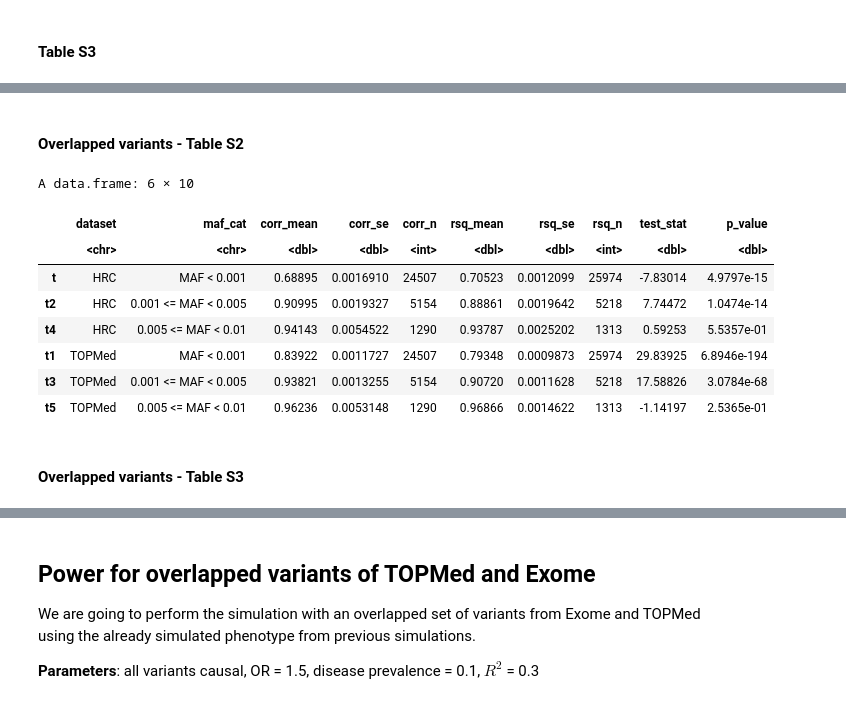
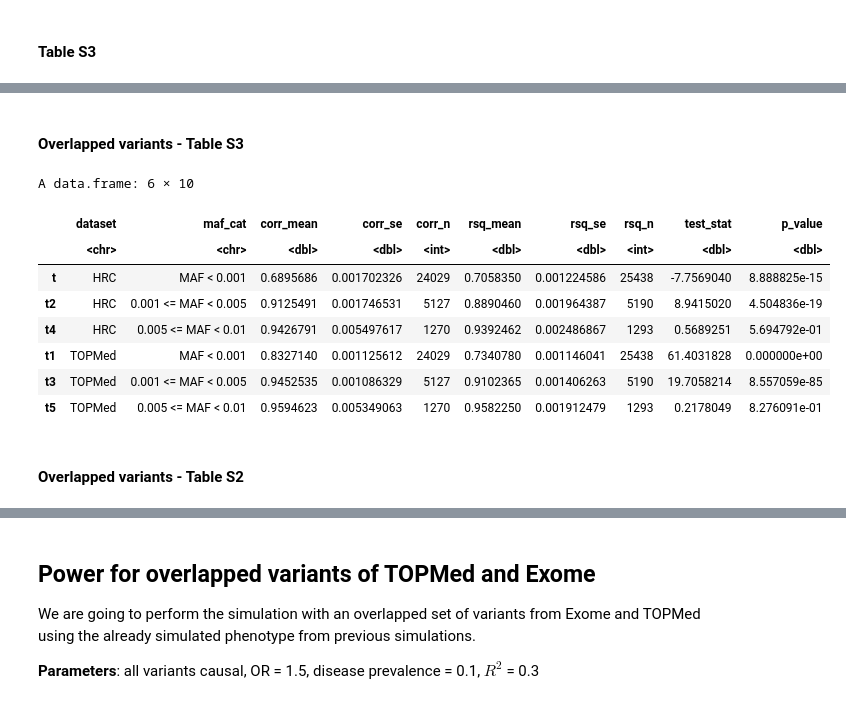
Before and after one commit to lamanda0227/imputation_brv, a Jupyter notebook: workflow/additional_queries.ipynb, the cells around one changed output, grey strips where cells are left out. Drawn from its saved outputs; the diff is of its cells as text; code cells hidden in the pictures.

```diff
--- a/workflow/additional_queries.ipynb
+++ b/workflow/additional_queries.ipynb
@@ -299,7 +300,14 @@ hrc_topmed_df <- hrc_topmed_df %>%
-# %%
-hrc_topmed_df <- hrc_topmed_df %>%
-    mutate(corr_hrc = ifelse(is.na(corr_hrc), 0, corr_hrc),
-           corr_topmed = ifelse(is.na(corr_topmed), 0, corr_topmed)) %>%
-    mutate(corr = ifelse(corr_hrc > corr_topmed, corr_hrc, corr_topmed),
-           corr_source = ifelse(corr_hrc > corr_topmed, "HRC", "TOPMed"))
+# %%
+hrc_topmed_exome_df <- left_join(df_3, hrc_corr_df, by = c("ID_hg38" = "snp_id"))
+hrc_topmed_exome_df <- left_join(hrc_topmed_exome_df, topmed_corr_df, by = c("ID_hg38" = "snp_id"))
+hrc_topmed_exome_df <- hrc_topmed_exome_df %>%
+    filter(R2 != 0) %>%
+    mutate(maf_cat = case_when(is.na(MAF_nfe_exome) | MAF_nfe_exome < 0.001 ~ "MAF < 0.001",
+                               MAF_nfe_exome >= 0.001 & MAF_nfe_exome < 0.005 ~ "0.001 <= MAF < 0.005",
+                               MAF_nfe_exome >= 0.005 & MAF_nfe_exome < 0.01 ~ "0.005 <= MAF < 0.01")) %>%
+    group_by(maf_cat)
+
+hrc_topmed_exome_df <- hrc_topmed_exome_df %>%
+    mutate(corr_hrc = ifelse(is.na(corr_hrc), 0, corr_hrc),
+           corr_topmed = ifelse(is.na(corr_topmed), 0, corr_topmed))
 # %%
@@ -423,12 +466,12 @@ topmed_corr_df <- corr_df %>%
 # %%
-hrc_r2_df <- df %>%
+hrc_r2_df <- df_3 %>%
     filter(R2_hrc != 0) %>%
     mutate(maf_cat = case_when(is.na(MAF_nfe_exome) | MAF_nfe_exome < 0.001 ~ "MAF < 0.001",
                                MAF_nfe_exome >= 0.001 & MAF_nfe_exome < 0.005 ~ "0.001 <= MAF < 0.005",
                                MAF_nfe_exome >= 0.005 & MAF_nfe_exome < 0.01 ~ "0.005 <= MAF < 0.01")) %>%
     select(ID_hg38, R2_hrc, maf_cat)
 
-topmed_r2_df <- df %>%
+topmed_r2_df <- df_3 %>%
     filter(R2_topmed != 0) %>%
     mutate(maf_cat = case_when(is.na(MAF_nfe_exome) | MAF_nfe_exome < 0.001 ~ "MAF < 0.001",
                                MAF_nfe_exome >= 0.001 & MAF_nfe_exome < 0.005 ~ "0.001 <= MAF < 0.005",
@@ -639,10 +667,13 @@ A tibble: 3 × 4
 # %% [markdown]
-#### Overlapped variants - Table S2
+#### Overlapped variants - Table S3
 # %%
-df_overlap <- df %>%
+df_overlap <- df_3 %>%
     filter(R2_topmed != 0, R2_hrc != 0) %>%
-    left_join(corr_df %>% filter(grepl("hrc", dataset)) %>% rename("corr_hrc" = "corr") %>% select(-dataset, -rsq), by = c("ID_hg38" = "snpid")) %>%
-    left_join(corr_df %>% filter(grepl("topmed", dataset)) %>% rename("corr_topmed" = "corr") %>% select(-dataset, -rsq), by = c("ID_hg38" = "snpid")) %>%
+    left_join(corr_df %>% filter(grepl("hrc", dataset)) %>% rename("corr_hrc" = "corr") %>% select(-dataset, -rsq), by = c("ID_hg38" = "snp_id")) %>%
+    left_join(corr_df %>% filter(grepl("topmed", dataset)) %>% rename("corr_topmed" = "corr") %>% select(-dataset, -rsq), by = c("ID_hg38" = "snp_id")) %>%
+    mutate(corr_hrc = ifelse(is.na(corr_hrc), 0, corr_hrc),
+           corr_topmed = ifelse(is.na(corr_topmed), 0, corr_topmed)) %>%
+    mutate(corr = ifelse(source == "hrc", corr_hrc, corr_topmed)) %>%
     mutate(maf_cat = case_when(is.na(MAF_nfe_exome) | MAF_nfe_exome < 0.001 ~ "MAF < 0.001",
                                MAF_nfe_exome >= 0.001 & MAF_nfe_exome < 0.005 ~ "0.001 <= MAF < 0.005",
                                MAF_nfe_exome >= 0.005 & MAF_nfe_exome < 0.01 ~ "0.005 <= MAF < 0.01"))
@@ -651,13 +682,12 @@ corr_rsq_overlap_df <- data.frame(matrix(ncol=10, nrow = 0))
 colnames(corr_rsq_overlap_df) <- c("dataset", "maf_cat", "corr_mean", "corr_se", "corr_n", "rsq_mean", "rsq_se", "rsq_n", "test_stat", "p_value")
 
 for(maf in c("MAF < 0.001", "0.001 <= MAF < 0.005", "0.005 <= MAF < 0.01")){
-    hrc_corr <- df_overlap %>% filter(maf_cat == maf) %>% pull(corr_hrc)
-    hrc_corr <- hrc_corr[!is.na(hrc_corr)]
-    hrc_rsq <- df_overlap %>% filter(maf_cat == maf) %>% pull(R2_hrc)
+    df_overlap_maf <- df_overlap %>% filter(maf_cat == maf) %>% filter(!is.na(corr_hrc) & !is.na(corr_topmed))
+    hrc_corr <- df_overlap_maf %>% filter(corr_hrc != 0) %>% pull(corr_hrc)
+    hrc_rsq <- df_overlap_maf %>% pull(R2_hrc)
 
-    topmed_corr <- df_overlap %>% filter(maf_cat == maf) %>% pull(corr_topmed)
-    topmed_corr <- topmed_corr[!is.na(topmed_corr)]
-    topmed_rsq <- df_overlap %>% filter(maf_cat == maf) %>% pull(R2_topmed)
+    topmed_corr <- df_overlap_maf %>% filter(corr_topmed != 0) %>% pull(corr_topmed)
+    topmed_rsq <- df_overlap_maf %>% pull(R2_topmed)
 
     hrc_test_result <- t.test(hrc_corr, hrc_rsq)
     topmed_test_result <- t.test(topmed_corr, topmed_rsq)
@@ -665,41 +695,41 @@ for(maf in c("MAF < 0.001", "0.001 <= MAF < 0.005", "0.005 <= MAF < 0.01")){
     sub_df_hrc <- data.frame("dataset" = "HRC",
                              "maf_cat" = maf,
                              "corr_mean" = mean(hrc_corr),
                              "corr_se" = sd(hrc_corr) / sqrt(length(hrc_corr)),
                              "corr_n" = length(hrc_corr),
                              "rsq_mean" = mean(hrc_rsq),
                              "rsq_se" = sd(hrc_rsq) / sqrt(length(hrc_rsq)),
                              "rsq_n" = length(hrc_rsq),
                              "test_stat" = hrc_test_result$statistic,
                              "p_value" = hrc_test_result$p.value)
 
     sub_df_topmed <- data.frame("dataset" = "TOPMed",
                                 "maf_cat" = maf,
                                 "corr_mean" = mean(topmed_corr),
                                 "corr_se" = sd(topmed_corr) / sqrt(length(topmed_corr)),
                                 "corr_n" = length(topmed_corr),
                                 "rsq_mean" = mean(topmed_rsq),
                                 "rsq_se" = sd(topmed_rsq) / sqrt(length(topmed_rsq)),
                                 "rsq_n" = length(topmed_rsq),
                                 "test_stat" = topmed_test_result$statistic,
                                 "p_value" = topmed_test_result$p.value)
 
     corr_rsq_overlap_df = rbind(corr_rsq_overlap_df, sub_df_hrc, sub_df_topmed)
 }
 
 corr_rsq_overlap_df %>% arrange(dataset)
 # %% [output]
 A data.frame: 6 × 10
 |  | dataset | maf_cat | corr_mean | corr_se | corr_n | rsq_mean | rsq_se | rsq_n | test_stat | p_value |
 |  | <chr> | <chr> | <dbl> | <dbl> | <int> | <dbl> | <dbl> | <int> | <dbl> | <dbl> |
-| t | HRC | MAF < 0.001 | 0.68895 | 0.0016910 | 24507 | 0.70523 | 0.0012099 | 25974 | -7.83014 | 4.9797e-15 |
-| t2 | HRC | 0.001 <= MAF < 0.005 | 0.90995 | 0.0019327 | 5154 | 0.88861 | 0.0019642 | 5218 | 7.74472 | 1.0474e-14 |
-| t4 | HRC | 0.005 <= MAF < 0.01 | 0.94143 | 0.0054522 | 1290 | 0.93787 | 0.0025202 | 1313 | 0.59253 | 5.5357e-01 |
-| t1 | TOPMed | MAF < 0.001 | 0.83922 | 0.0011727 | 24507 | 0.79348 | 0.0009873 | 25974 | 29.83925 | 6.8946e-194 |
-| t3 | TOPMed | 0.001 <= MAF < 0.005 | 0.93821 | 0.0013255 | 5154 | 0.90720 | 0.0011628 | 5218 | 17.58826 | 3.0784e-68 |
-| t5 | TOPMed | 0.005 <= MAF < 0.01 | 0.96236 | 0.0053148 | 1290 | 0.96866 | 0.0014622 | 1313 | -1.14197 | 2.5365e-01 |
+| t | HRC | MAF < 0.001 | 0.6895686 | 0.001702326 | 24029 | 0.7058350 | 0.001224586 | 25438 | -7.7569040 | 8.888825e-15 |
+| t2 | HRC | 0.001 <= MAF < 0.005 | 0.9125491 | 0.001746531 | 5127 | 0.8890460 | 0.001964387 | 5190 | 8.9415020 | 4.504836e-19 |
+| t4 | HRC | 0.005 <= MAF < 0.01 | 0.9426791 | 0.005497617 | 1270 | 0.9392462 | 0.002486867 | 1293 | 0.5689251 | 5.694792e-01 |
+| t1 | TOPMed | MAF < 0.001 | 0.8327140 | 0.001125612 | 24029 | 0.7340780 | 0.001146041 | 25438 | 61.4031828 | 0.000000e+00 |
+| t3 | TOPMed | 0.001 <= MAF < 0.005 | 0.9452535 | 0.001086329 | 5127 | 0.9102365 | 0.001406263 | 5190 | 19.7058214 | 8.557059e-85 |
+| t5 | TOPMed | 0.005 <= MAF < 0.01 | 0.9594623 | 0.005349063 | 1270 | 0.9582250 | 0.001912479 | 1293 | 0.2178049 | 8.276091e-01 |
 # %% [markdown]
-#### Overlapped variants - Table S3
+#### Overlapped variants - Table S2
 # %%
 rsq_overlap_df <- data.frame(matrix(ncol=10, nrow = 0))
 colnames(rsq_overlap_df) <- c("maf_cat", "rsq_mean", "rsq_se", "rsq_n", "test_stat", "p_value")
```
Also changed, not shown: parts of 72 cells of this notebook, 21 other files.
